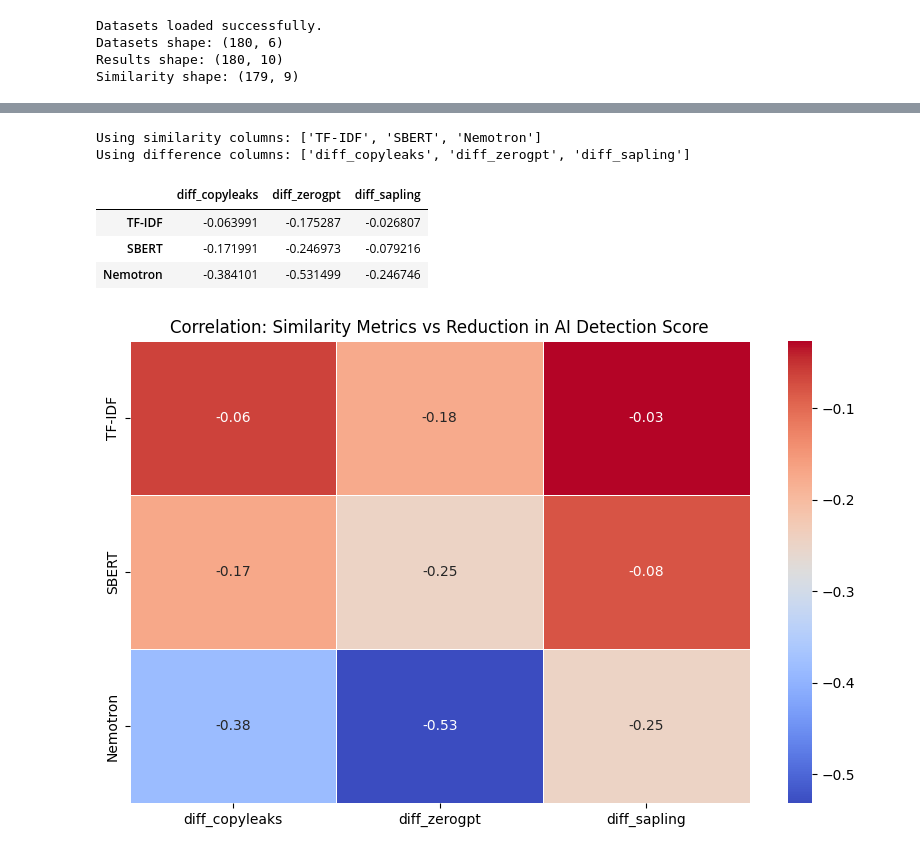
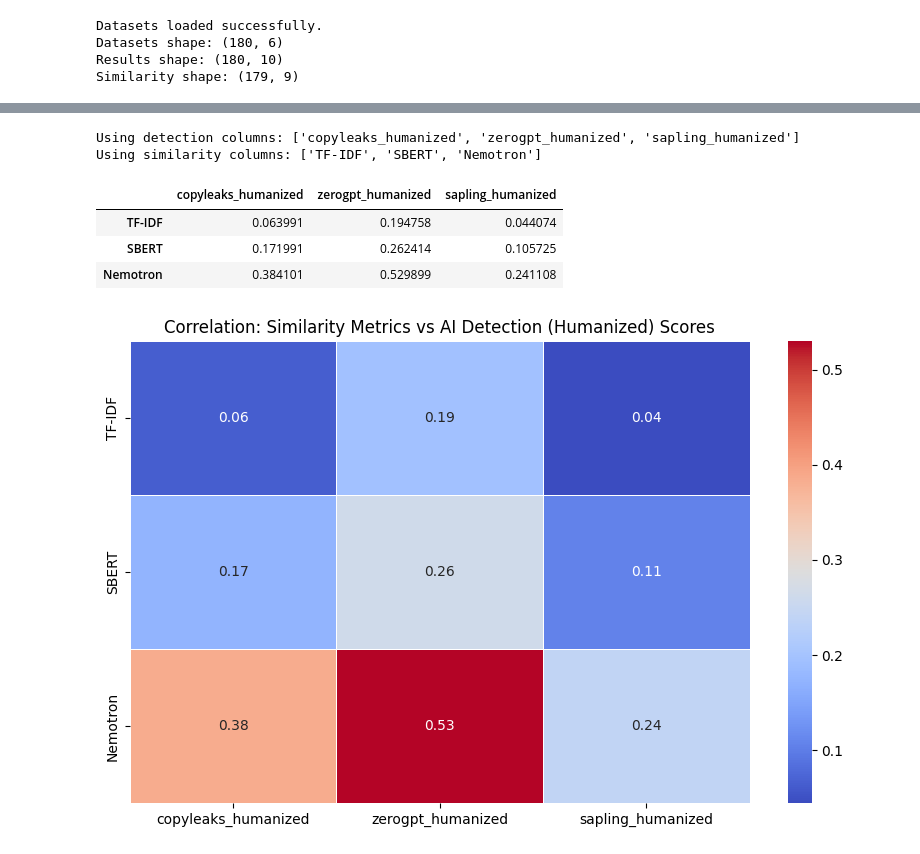
Before and after one commit to warit-tee/FYP, a Jupyter notebook: detect_similarity/detect_similarity.ipynb, the cells around one changed output, grey strips where cells are left out. Drawn from its saved outputs; the diff is of its cells as text; code cells hidden in the pictures.

Commit message:
detect_similarity heatmap

```diff
--- a/detect_similarity/detect_similarity.ipynb
+++ b/detect_similarity/detect_similarity.ipynb
@@ -67,60 +67,55 @@ Final Joined Dataset Shape: (179, 17)
 | 3 | 1 | 1 | gemini2.5pro | Quillbot | The integration of social media i... | Social media's introduction into ... | 100.0 | ... |
 | 4 | 1 | 1 | gemini2.5pro | UndetectableAI | The integration of social media i... | Young people face a harmful envir... | 100.0 | ... |
 # %%
-# Calculate Drop in Detection Score (AI - Humanized)
-# This metric represents the "Effectiveness" of the humanizer.
-# A higher value means the humanizer successfully reduced the AI detection score.
-df_joined['diff_copyleaks'] = df_joined['copyleaks_AI'] - df_joined['copyleaks_humanized']
-df_joined['diff_zerogpt'] = df_joined['zerogpt_AI'] - df_joined['zerogpt_humanized']
-df_joined['diff_sapling'] = df_joined['sapling_AI'] - df_joined['sapling_humanized']
-
+# Calculate Correlation
 # Define functionality columns we are interested in from detection results
-diff_cols = [
-    'diff_copyleaks',
-    'diff_zerogpt',
-    'diff_sapling'
+# Focusing only on _humanized columns as requested earlier
+detection_cols = [
+    'copyleaks_humanized',
+    'zerogpt_humanized',
+    'sapling_humanized'
 ]
 
 # Identify numeric columns from similarity results (excluding common identifying cols)
 similarity_cols = [col for col in df_similarity.columns if col not in common_cols and pd.api.types.is_numeric_dtype(df_similarity[col])]
 
+print(f"Using detection columns: {detection_cols}")
 print(f"Using similarity columns: {similarity_cols}")
-print(f"Using difference columns: {diff_cols}")
 
 # Combine for correlation analysis
-correlation_cols = diff_cols + similarity_cols
+correlation_cols = detection_cols + similarity_cols
 
 # Check which columns are actually present in df_joined
 present_cols = [col for col in correlation_cols if col in df_joined.columns]
 
 # Calculate correlation matrix
 corr_matrix = df_joined[present_cols].corr()
 
-# Filter the correlation matrix to show only Similarity vs Detection Differences
-# Rows: Similarity Metrics, Columns: Detection Score Differences
+# Filter the correlation matrix to show only Similarity vs Detection
+# Rows: Similarity Metrics, Columns: Detection Metrics (Humanized)
 valid_sim_cols = [c for c in similarity_cols if c in corr_matrix.index]
-valid_diff_cols = [c for c in diff_cols if c in corr_matrix.columns]
+valid_det_cols = [c for c in detection_cols if c in corr_matrix.columns]
 
-if valid_sim_cols and valid_diff_cols:
-    heatmap_data = corr_matrix.loc[valid_sim_cols, valid_diff_cols]
+if valid_sim_cols and valid_det_cols:
+    heatmap_data = corr_matrix.loc[valid_sim_cols, valid_det_cols]
 
     # Display correlation subset
     display(heatmap_data)
 
     # Plot Heatmap
     plt.figure(figsize=(10, 6))
     sns.heatmap(heatmap_data, annot=True, cmap='coolwarm', fmt=".2f", linewidths=0.5)
-    plt.title('Correlation: Similarity Metrics vs Reduction in AI Detection Score')
+    plt.title('Correlation: Similarity Metrics vs AI Detection (Humanized) Scores')
     plt.show()
 else:
     print("Could not generate specific heatmap due to missing columns in the joined dataset.")
     print("Full correlation matrix:")
     display(corr_matrix)
 # %% [output]
+Using detection columns: ['copyleaks_humanized', 'zerogpt_humanized', 'sapling_humanized']
 Using similarity columns: ['TF-IDF', 'SBERT', 'Nemotron']
-Using difference columns: ['diff_copyleaks', 'diff_zerogpt', 'diff_sapling']
-|  | diff_copyleaks | diff_zerogpt | diff_sapling |
-| TF-IDF | -0.063991 | -0.175287 | -0.026807 |
-| SBERT | -0.171991 | -0.246973 | -0.079216 |
-| Nemotron | -0.384101 | -0.531499 | -0.246746 |
+|  | copyleaks_humanized | zerogpt_humanized | sapling_humanized |
+| TF-IDF | 0.063991 | 0.194758 | 0.044074 |
+| SBERT | 0.171991 | 0.262414 | 0.105725 |
+| Nemotron | 0.384101 | 0.529899 | 0.241108 |
-[figure, old version]
+[figure, new version]
```
